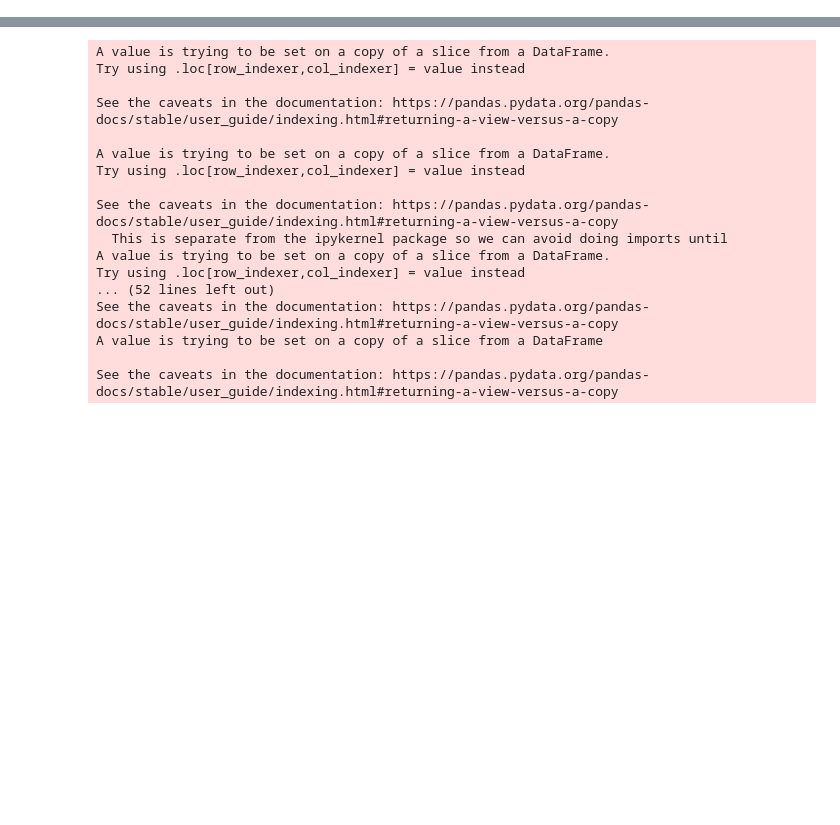
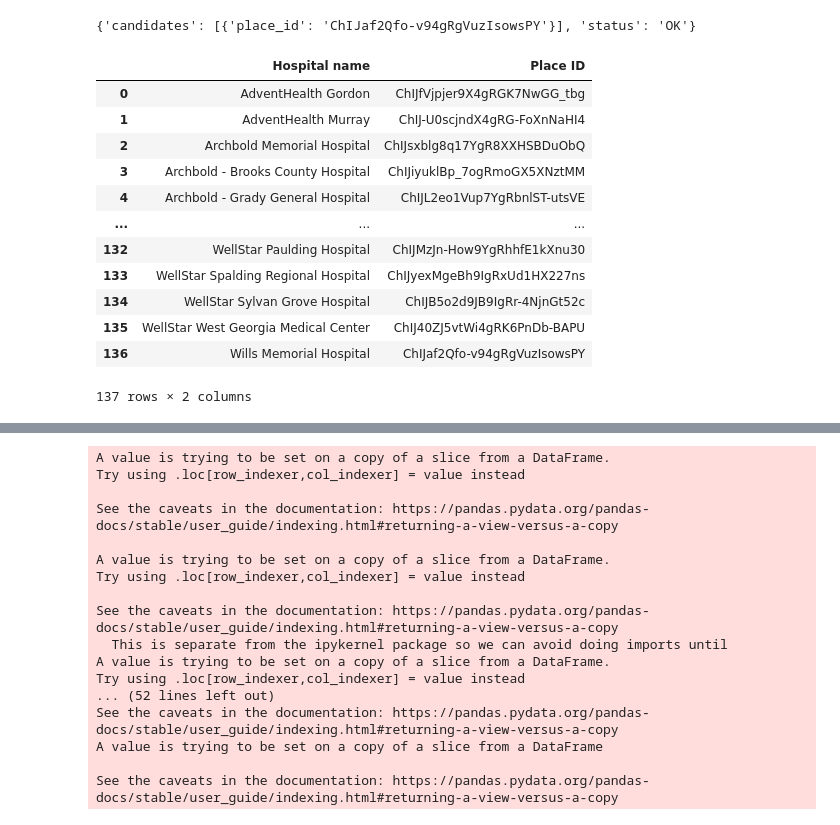
Before and after one commit to jtilenis/Data_Scavengers, a Jupyter notebook: hospital_api.ipynb, the cells around one changed output, grey strips where cells are left out. Drawn from its saved outputs; the diff is of its cells as text; code cells hidden in the pictures; blank space fills up the shorter version.

```diff
--- a/hospital_api.ipynb
+++ b/hospital_api.ipynb
@@ -56,3 +47,25 @@ hospital_df.head()
+# %%
+pprint(response)
+# %% [output]
+{'candidates': [{'place_id': 'ChIJaf2Qfo-v94gRgVuzIsowsPY'}], 'status': 'OK'}
+# %%
+#For powerpoint
+table1 = hospital_df[['Hospital name', 'Place ID']]
+table1
+# %% [output]
+|  | Hospital name | Place ID |
+| 0 | AdventHealth Gordon | ChIJfVjpjer9X4gRGK7NwGG_tbg |
+| 1 | AdventHealth Murray | ChIJ-U0scjndX4gRG-FoXnNaHI4 |
+| 2 | Archbold Memorial Hospital | ChIJsxblg8q17YgR8XXHSBDuObQ |
+| 3 | Archbold - Brooks County Hospital | ChIJiyuklBp_7ogRmoGX5XNztMM |
+| 4 | Archbold - Grady General Hospital | ChIJL2eo1Vup7YgRbnlST-utsVE |
+| ... | ... | ... |
+| 132 | WellStar Paulding Hospital | ChIJMzJn-How9YgRhhfE1kXnu30 |
+| 133 | WellStar Spalding Regional Hospital | ChIJyexMgeBh9IgRxUd1HX227ns |
+| 134 | WellStar Sylvan Grove Hospital | ChIJB5o2d9JB9IgRr-4NjnGt52c |
+| 135 | WellStar West Georgia Medical Center | ChIJ40ZJ5vtWi4gRK6PnDb-BAPU |
+| 136 | Wills Memorial Hospital | ChIJaf2Qfo-v94gRgVuzIsowsPY |
+137 rows × 2 columns
 # %%
 #Use place_id (https://developers.google.com/places/web-service/details) to pull in remaining address information
 hospital_df["Latitude"] = ''
```
Also changed, not shown: parts of 17 cells of this notebook, 19 other files.
